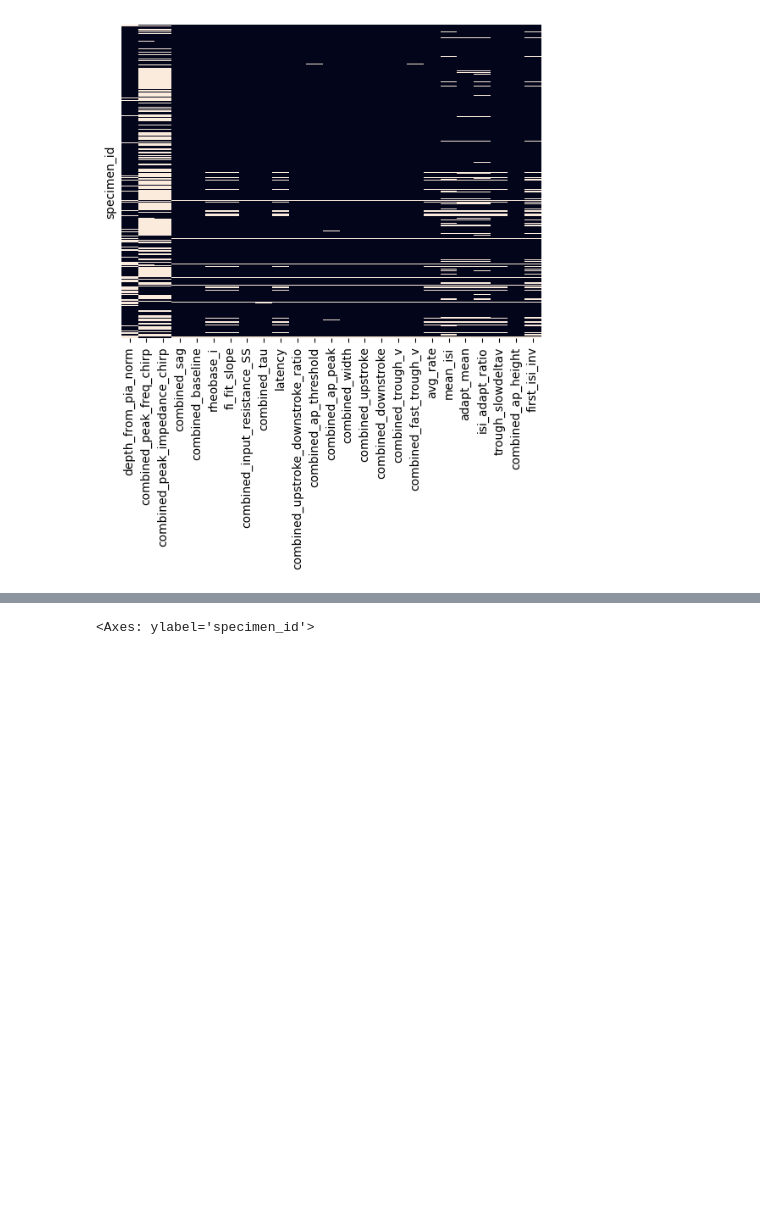
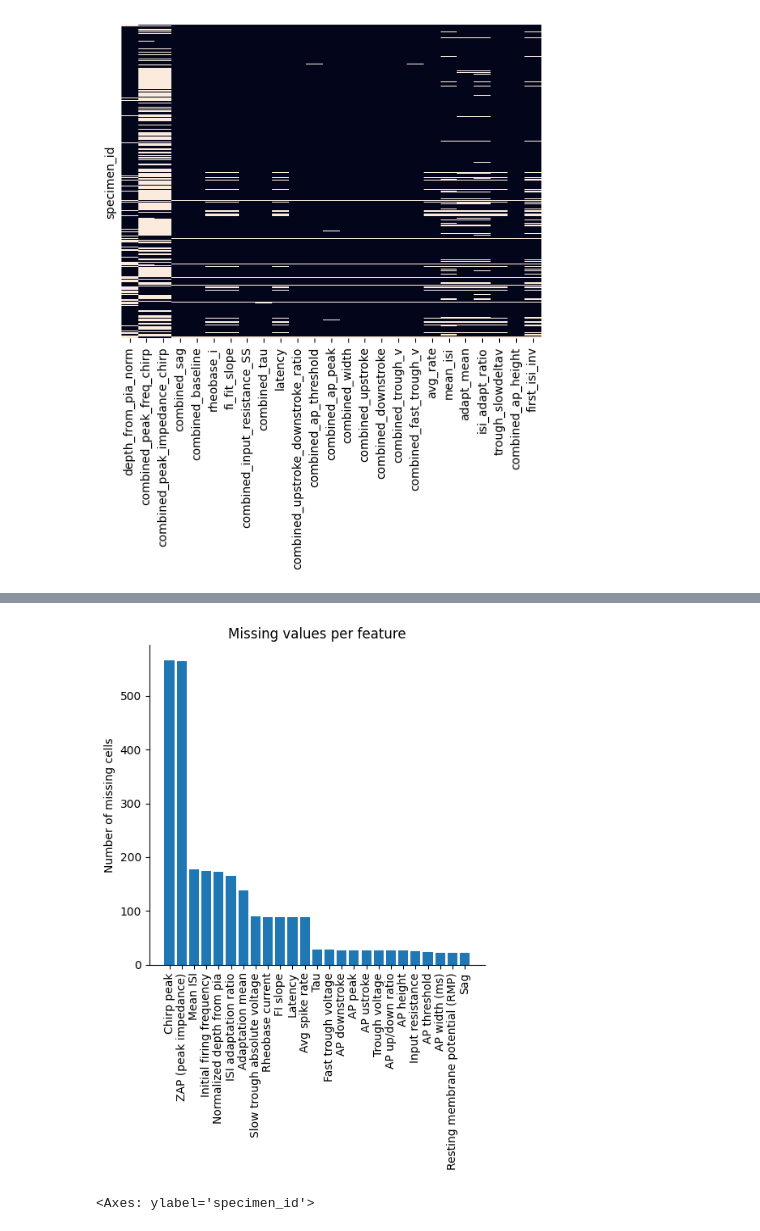
Before and after one commit to AllenInstitute/human_patchseq_excitatory, a Jupyter notebook: code/preprocessing/1_ephys_feature_preprocess.ipynb, the cells around one changed output, grey strips where cells are left out. Saved outputs shown, nothing was run; the diff lists cells and outputs as text; code cells hidden in the pictures; blank space fills up the shorter version.

```diff
--- a/code/preprocessing/1_ephys_feature_preprocess.ipynb
+++ b/code/preprocessing/1_ephys_feature_preprocess.ipynb
@@ -127,3 +147,31 @@ sns.heatmap(
+# %%
+feature_name_map = dict(zip(
+    new_ephys_feature_rename['old_feature_name'],
+    new_ephys_feature_rename['new_feature_name']
+))
+
+n_missing = ephys[columns_to_impute].isna().sum().sort_values(ascending=False)
+
+# Replace old feature names with new names
+n_missing.index = [
+    feature_name_map.get(col, col)
+    for col in n_missing.index
+]
+
+fig, ax = plt.subplots(figsize=(5, 7))
+
+ax.bar(n_missing.index, n_missing.values)
+
+ax.set_xlabel('')
+ax.set_ylabel('Number of missing cells')
+ax.tick_params(axis='x', rotation=90)
+ax.grid(False)
+plt.title('Missing values per feature')
+sns.despine()
+plt.tight_layout()
+plt.show()
+# %% [output]
+[figure, added]
 # %%
 def impute_group(group):
     # Adjust n_neighbors if group is smaller than 100 cells
```
Also changed, not shown: parts of 2 cells of this notebook.
